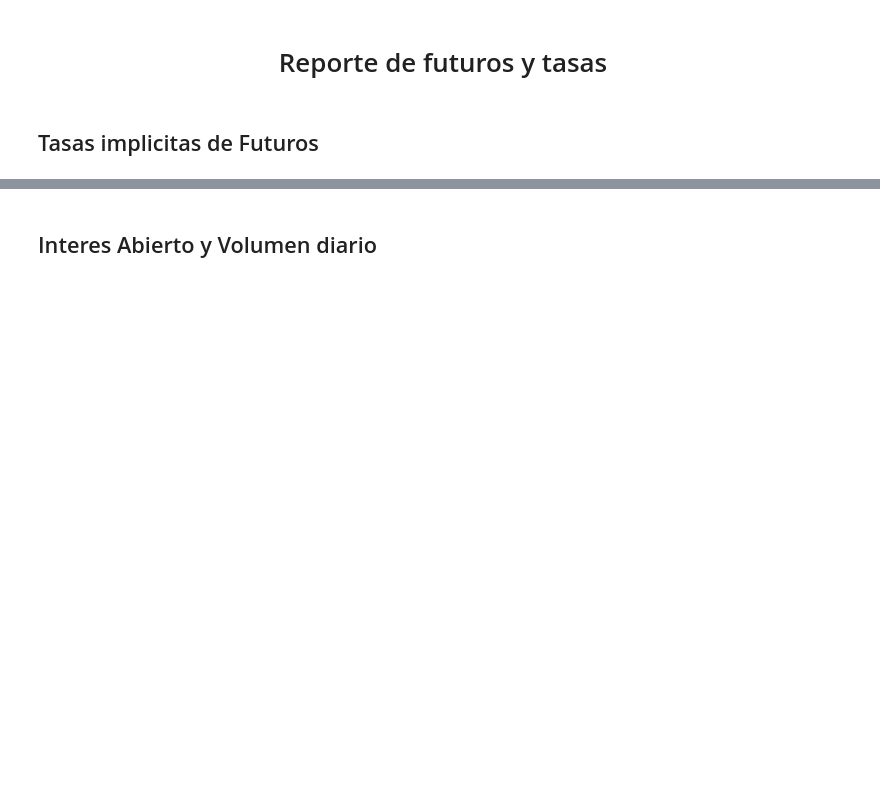
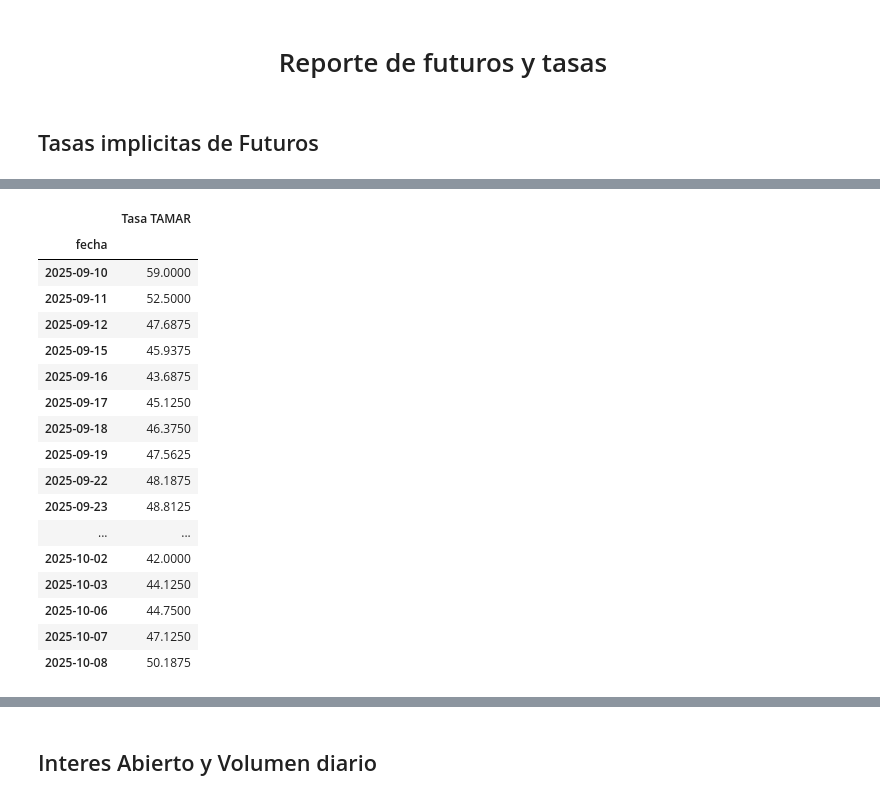
Before and after one commit to jdtluis/Reporte-Futuros_Tasas, a Jupyter notebook: cem_api.ipynb, the cells around one changed output, grey strips where cells are left out. Drawn from its saved outputs; the diff is of its cells as text; code cells hidden in the pictures; blank space fills up the shorter version.

```diff
--- a/cem_api.ipynb
+++ b/cem_api.ipynb
@@ -230,0 +240,23 @@ plot_tamar_serie(TAMAR_SERIE)
+# %%
+#TAMAR_SERIE.index = pd.to_datetime(TAMAR_SERIE.index)
+#TAMAR_SERIE.reset_index(inplace=True)
+TAMAR_SERIE
+# %% [output]
+|  | Tasa TAMAR |
+| fecha |  |
+| 2025-09-10 | 59.0000 |
+| 2025-09-11 | 52.5000 |
+| 2025-09-12 | 47.6875 |
+| 2025-09-15 | 45.9375 |
+| 2025-09-16 | 43.6875 |
+| 2025-09-17 | 45.1250 |
+| 2025-09-18 | 46.3750 |
+| 2025-09-19 | 47.5625 |
+| 2025-09-22 | 48.1875 |
+| 2025-09-23 | 48.8125 |
+| ... | ... |
+| 2025-10-02 | 42.0000 |
+| 2025-10-03 | 44.1250 |
+| 2025-10-06 | 44.7500 |
+| 2025-10-07 | 47.1250 |
+| 2025-10-08 | 50.1875 |
```
Also changed, not shown: parts of 5 cells of this notebook, 1 other file.
